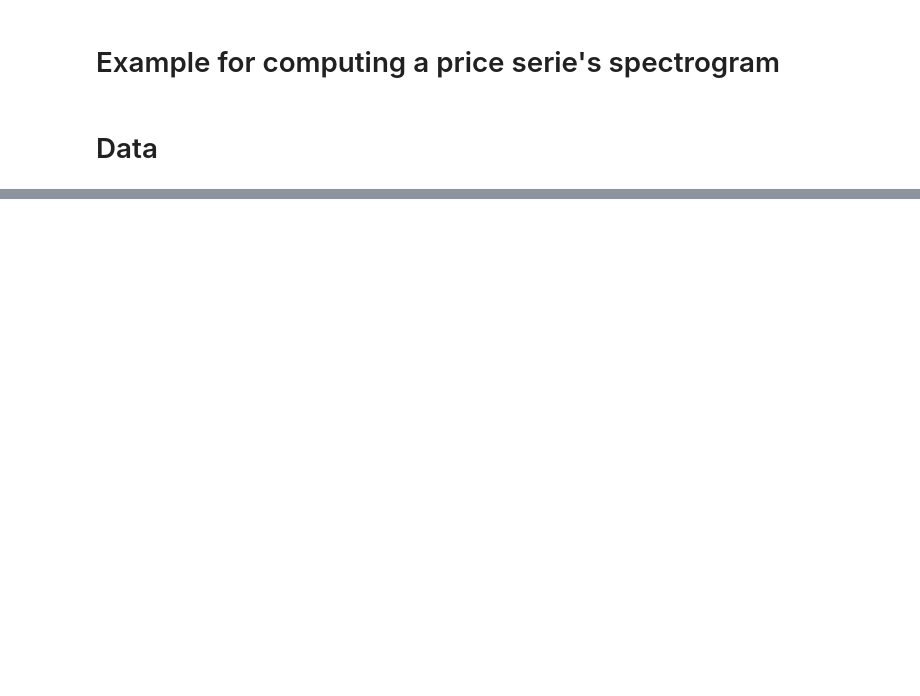
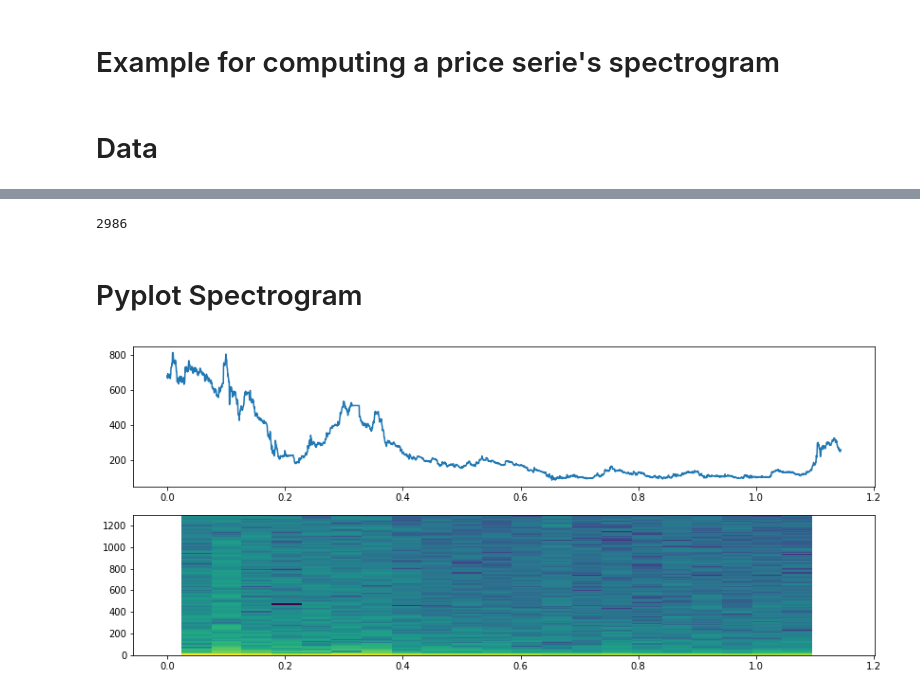
Before and after one commit to peerchen/trend-following-1, a Jupyter notebook: Spectrogram.ipynb, the cells around one changed output, grey strips where cells are left out. Cells and saved outputs as stored; diff of their text form; code cells hidden in the pictures; blank space fills up the shorter version.

```diff
--- a/Spectrogram.ipynb
+++ b/Spectrogram.ipynb
@@ -91,0 +90,23 @@ len(price) / 261
+# %%
+len(price)
+# %% [output]
+2986
+# %% [markdown]
+# Pyplot Spectrogram
+# %%
+Fs = 10 * days_per_year          # the sampling frequency
+NFFT = days_per_year         # the length of the windowing segments
+
+# Pxx is the segments x freqs array of instantaneous power, freqs is
+# the frequency vector, bins are the centers of the time bins in which
+# the power is computed, and im is the matplotlib.image.AxesImage
+# instance
+
+plt.subplots(figsize=(14, 6))
+ax1 = plt.subplot(211)
+plt.plot(np.arange(len(price)) / Fs, price['Close'].values)
+plt.subplot(212, sharex=ax1)
+Pxx, freqs, bins, im = plt.specgram(price['Close'], NFFT=NFFT, Fs=Fs)
+plt.show()
+# %% [output]
+[figure, added]
```
Also changed, not shown: parts of 20 cells of this notebook, 1 other file.
